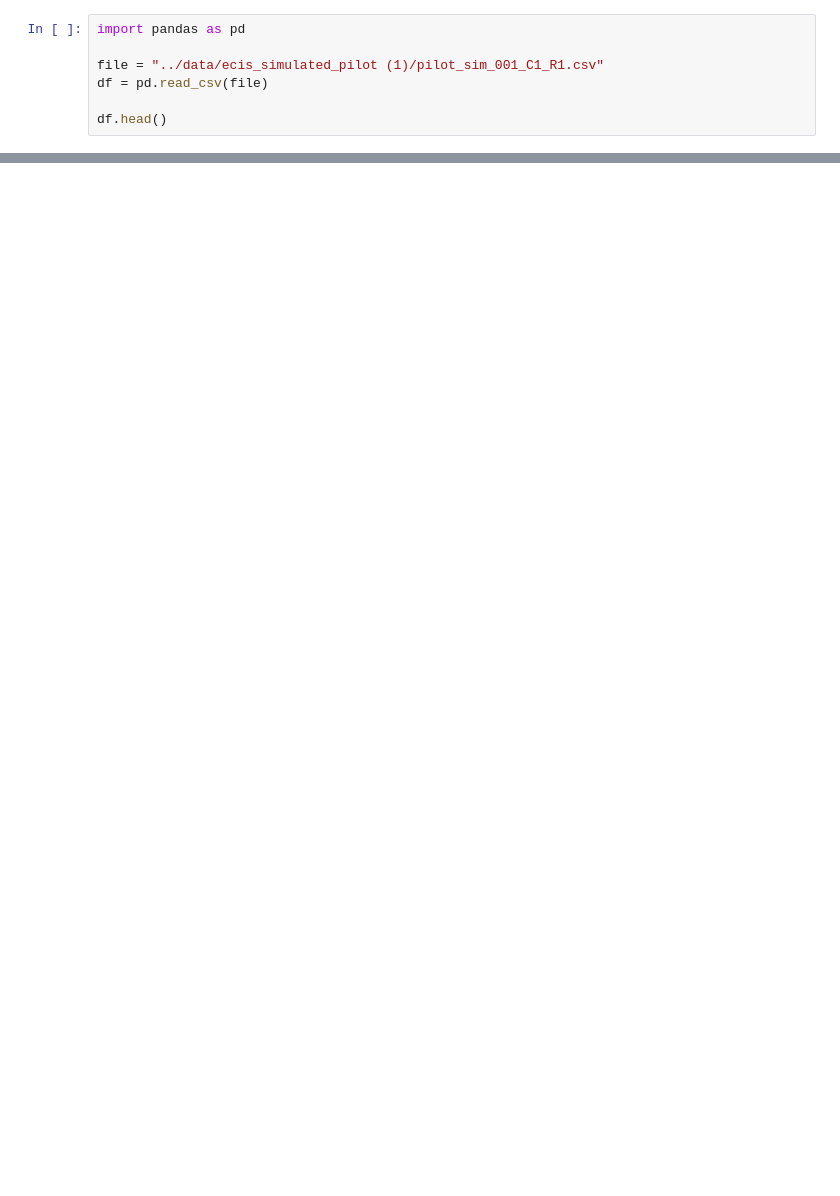
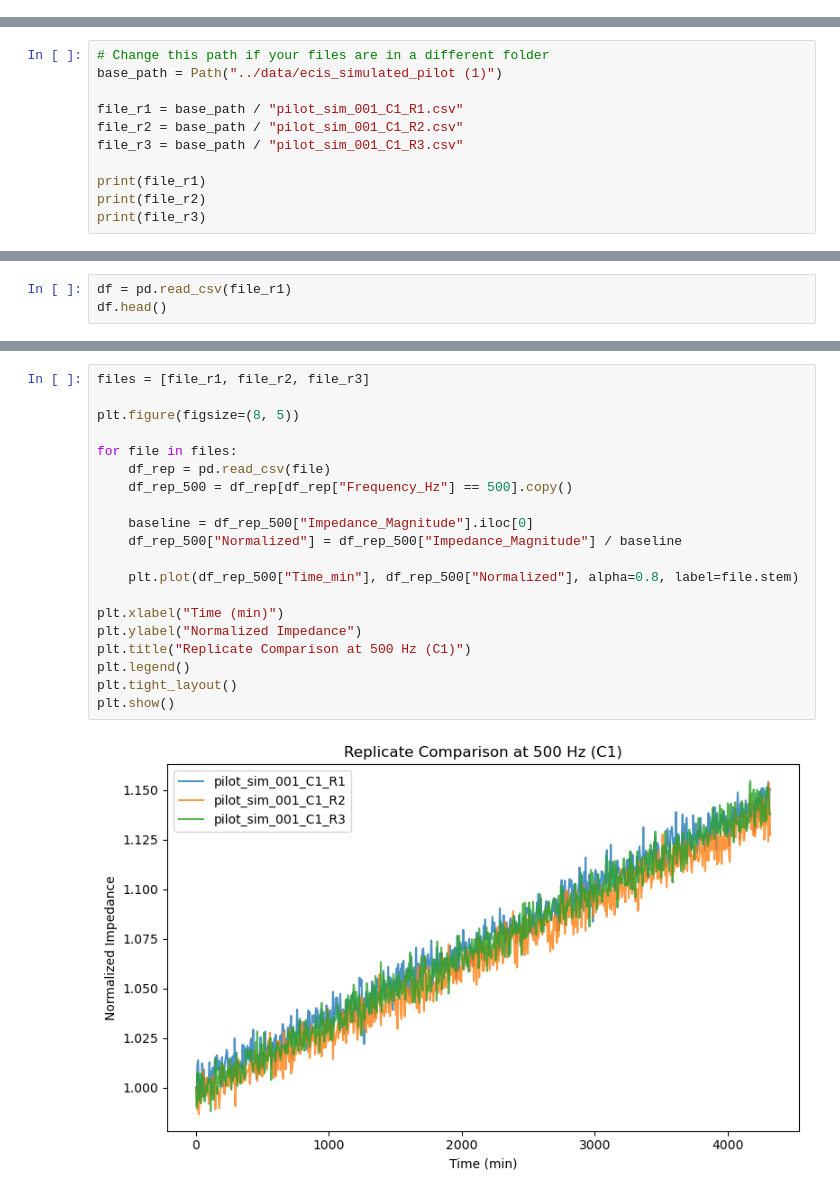
Before and after one commit to DanyaLeyva/ECIS-drug-timing-analysis, a Jupyter notebook: notebooks/ECIS_analysis.ipynb, the cells around one changed output, grey strips where cells are left out. Saved outputs shown, nothing was run; the diff lists cells and outputs as text; blank space fills up the shorter version.

```diff
--- a/notebooks/ECIS_analysis.ipynb
+++ b/notebooks/ECIS_analysis.ipynb
@@ -16,7 +0,0 @@ os.listdir()
-# %%
-import pandas as pd
-
-file = "../data/ecis_simulated_pilot (1)/pilot_sim_001_C1_R1.csv"
-df = pd.read_csv(file)
-
-df.head()
@@ -268,0 +30,11 @@ Established a structured framework for condition comparison to support future an
+# %%
+# Change this path if your files are in a different folder
+base_path = Path("../data/ecis_simulated_pilot (1)")
+
+file_r1 = base_path / "pilot_sim_001_C1_R1.csv"
+file_r2 = base_path / "pilot_sim_001_C1_R2.csv"
+file_r3 = base_path / "pilot_sim_001_C1_R3.csv"
+
+print(file_r1)
+print(file_r2)
+print(file_r3)
@@ -268,0 +48,3 @@ Established a structured framework for condition comparison to support future an
+# %%
+df = pd.read_csv(file_r1)
+df.head()
@@ -268,0 +108,22 @@ Established a structured framework for condition comparison to support future an
+# %%
+files = [file_r1, file_r2, file_r3]
+
+plt.figure(figsize=(8, 5))
+
+for file in files:
+    df_rep = pd.read_csv(file)
+    df_rep_500 = df_rep[df_rep["Frequency_Hz"] == 500].copy()
+
+    baseline = df_rep_500["Impedance_Magnitude"].iloc[0]
+    df_rep_500["Normalized"] = df_rep_500["Impedance_Magnitude"] / baseline
+
+    plt.plot(df_rep_500["Time_min"], df_rep_500["Normalized"], alpha=0.8, label=file.stem)
+
+plt.xlabel("Time (min)")
+plt.ylabel("Normalized Impedance")
+plt.title("Replicate Comparison at 500 Hz (C1)")
+plt.legend()
+plt.tight_layout()
+plt.show()
+# %% [output]
+[figure, added]
```
Also changed, not shown: parts of 68 cells of this notebook.
